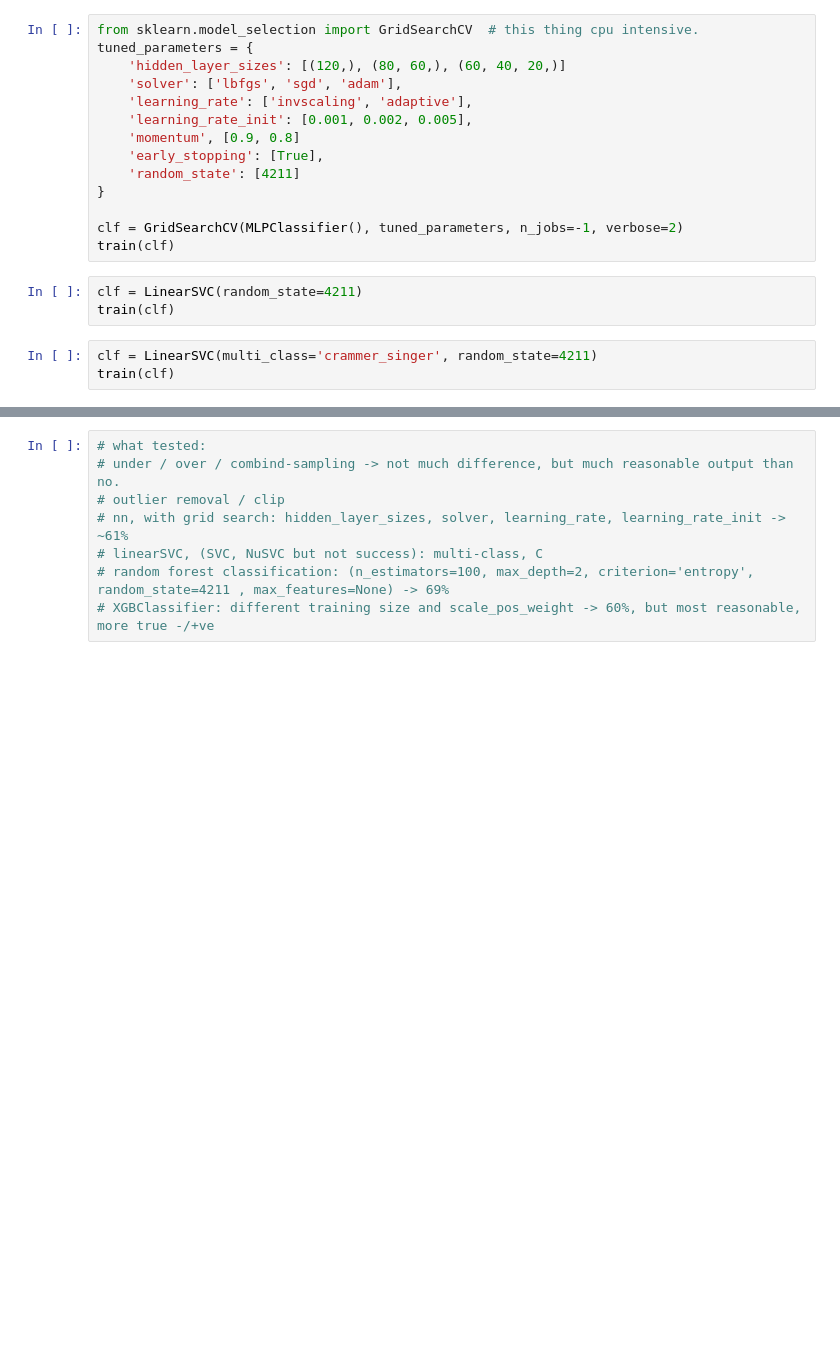
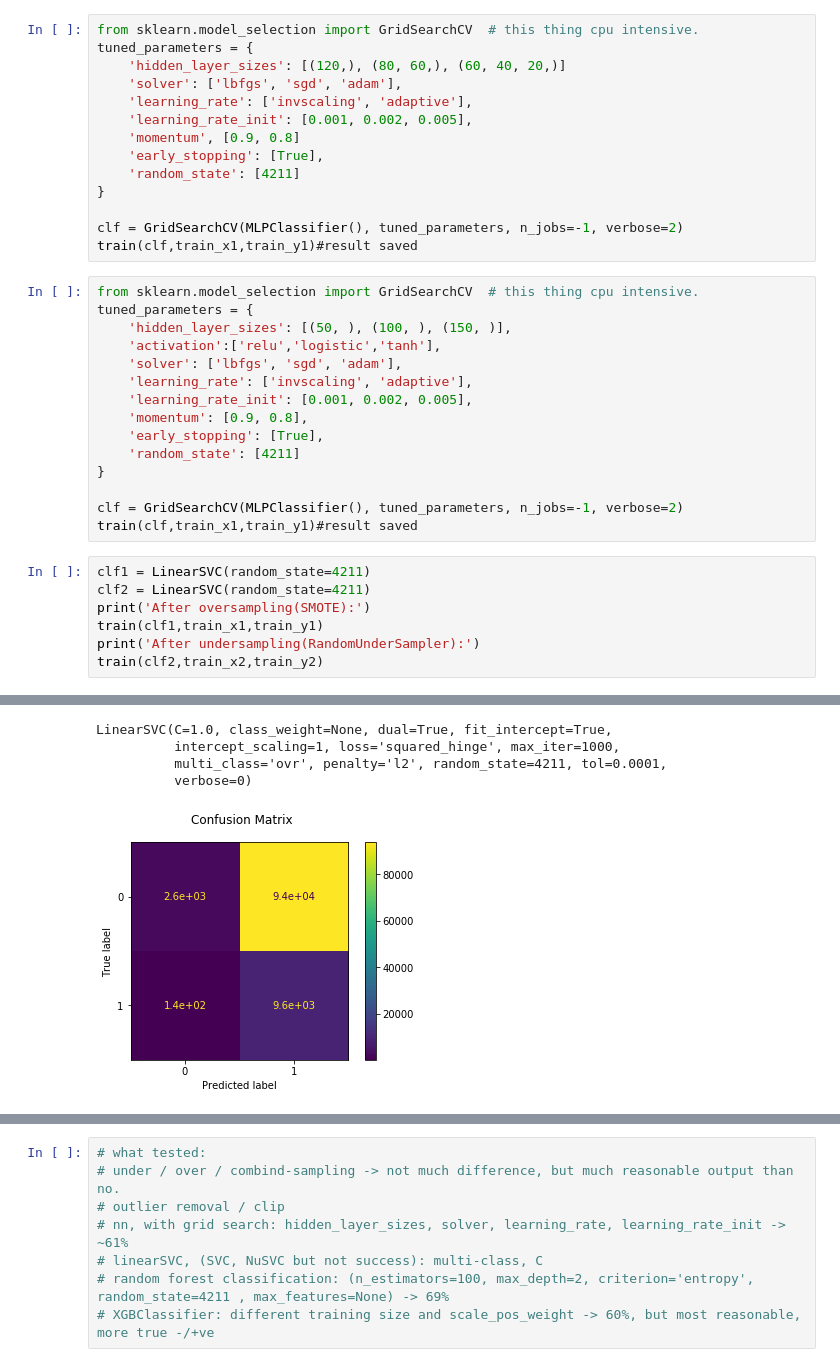
Before and after one commit to jshian/Predict_CTR, a Jupyter notebook: nn.ipynb, the cells around one changed output, grey strips where cells are left out. Drawn from its saved outputs; the diff is of its cells as text; blank space fills up the shorter version.

```diff
--- a/nn.ipynb
+++ b/nn.ipynb
@@ -120,10 +214,27 @@ tuned_parameters = {
 }
 
 clf = GridSearchCV(MLPClassifier(), tuned_parameters, n_jobs=-1, verbose=2)
-train(clf)
+train(clf,train_x1,train_y1)#result saved
-# %%
-clf = LinearSVC(random_state=4211)
-train(clf)
-# %%
-clf = LinearSVC(multi_class='crammer_singer', random_state=4211)
-train(clf)
+# %%
+from sklearn.model_selection import GridSearchCV  # this thing cpu intensive.
+tuned_parameters = {
+    'hidden_layer_sizes': [(50, ), (100, ), (150, )],
+    'activation':['relu','logistic','tanh'],
+    'solver': ['lbfgs', 'sgd', 'adam'],
+    'learning_rate': ['invscaling', 'adaptive'],
+    'learning_rate_init': [0.001, 0.002, 0.005],
+    'momentum': [0.9, 0.8],
+    'early_stopping': [True],
+    'random_state': [4211]
+}
+
+clf = GridSearchCV(MLPClassifier(), tuned_parameters, n_jobs=-1, verbose=2)
+train(clf,train_x1,train_y1)#result saved
+# %%
+clf1 = LinearSVC(random_state=4211)
+clf2 = LinearSVC(random_state=4211)
+print('After oversampling(SMOTE):')
+train(clf1,train_x1,train_y1)
+print('After undersampling(RandomUnderSampler):')
+train(clf2,train_x2,train_y2)
+# %% [output]
@@ -129,0 +258,5 @@ train(clf)
+LinearSVC(C=1.0, class_weight=None, dual=True, fit_intercept=True,
+          intercept_scaling=1, loss='squared_hinge', max_iter=1000,
+          multi_class='ovr', penalty='l2', random_state=4211, tol=0.0001,
+          verbose=0)
+[figure, added]
```
Also changed, not shown: parts of 24 cells of this notebook, 6 other files.
